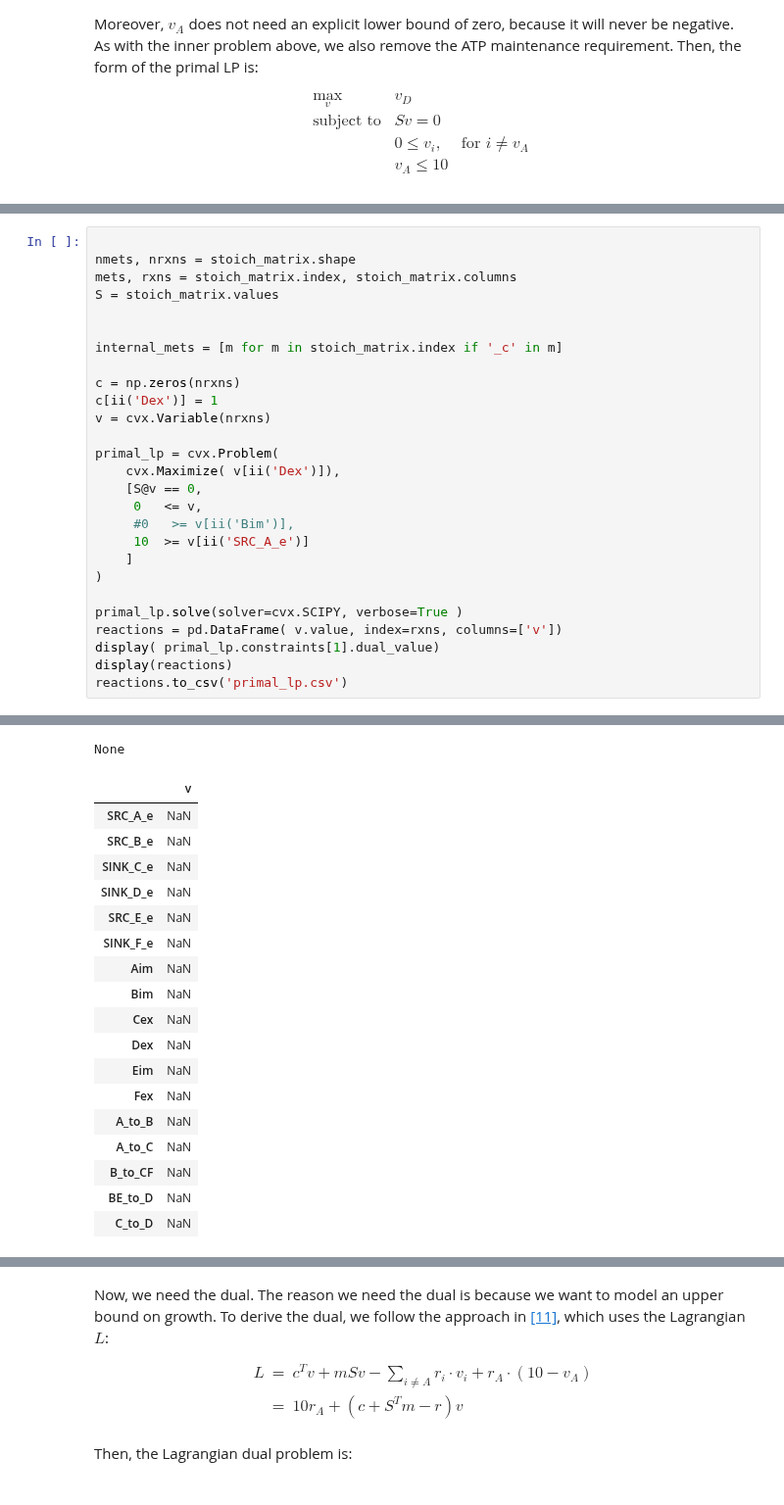
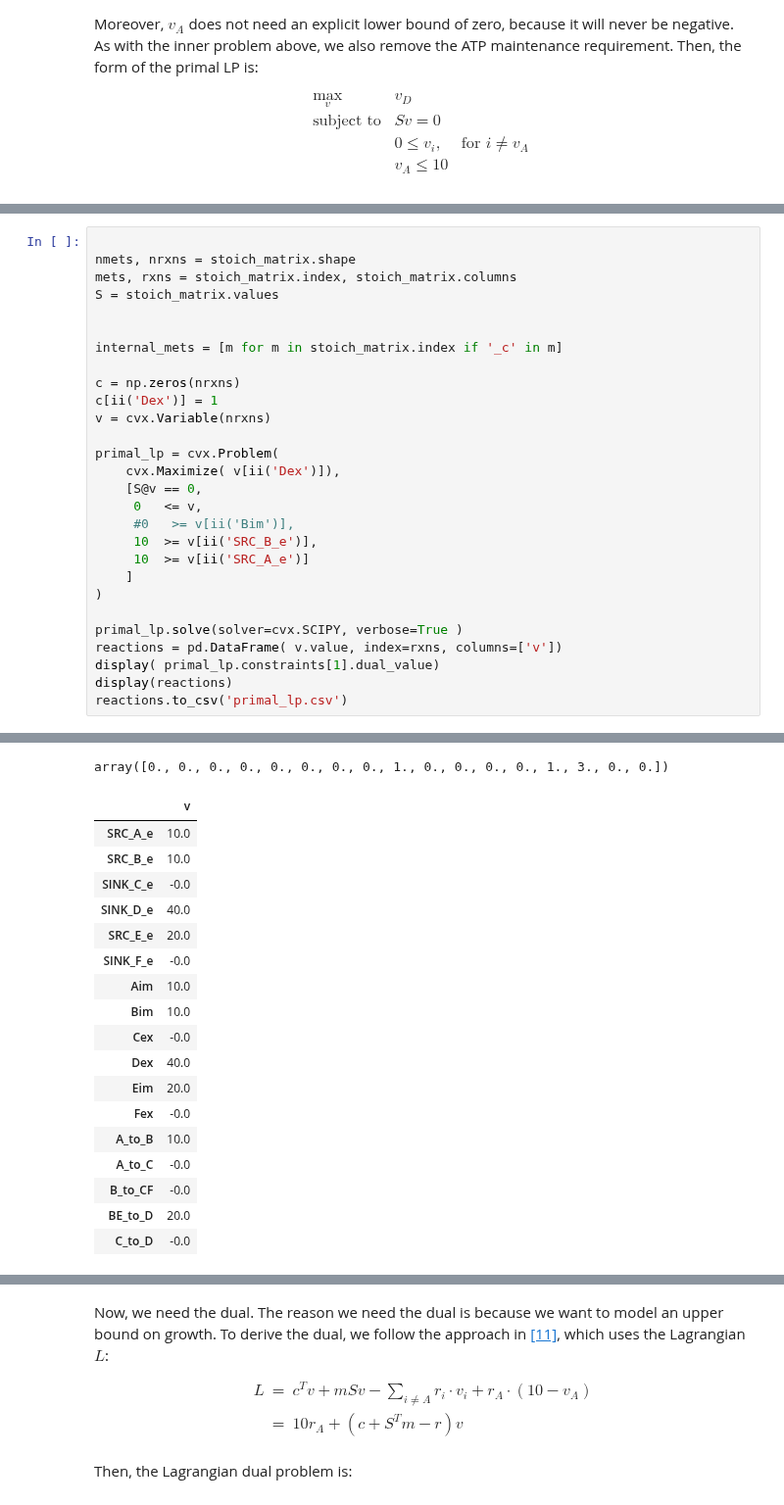
Before and after one commit to pnnl-predictive-phenomics/crop, a Jupyter notebook: docs/notebook/CROP_tests.ipynb, the cells around one changed output, grey strips where cells are left out. Shown at 98% size. Drawn from its saved outputs; the diff is of its cells as text.

```diff
--- a/docs/notebook/CROP_tests.ipynb
+++ b/docs/notebook/CROP_tests.ipynb
@@ -247,6 +247,7 @@ primal_lp = cvx.Problem(
     [S@v == 0,
      0   <= v,
      #0   >= v[ii('Bim')],
+     10  >= v[ii('SRC_B_e')],
      10  >= v[ii('SRC_A_e')]
     ]
 )
@@ -277,22 +278,22 @@ reactions.to_csv('primal_lp.csv')
-None
+array([0., 0., 0., 0., 0., 0., 0., 0., 1., 0., 0., 0., 0., 1., 3., 0., 0.])
 |  | v |
-| SRC_A_e | NaN |
-| SRC_B_e | NaN |
-| SINK_C_e | NaN |
-| SINK_D_e | NaN |
-| SRC_E_e | NaN |
-| SINK_F_e | NaN |
-| Aim | NaN |
-| Bim | NaN |
-| Cex | NaN |
-| Dex | NaN |
-| Eim | NaN |
-| Fex | NaN |
-| A_to_B | NaN |
-| A_to_C | NaN |
-| B_to_CF | NaN |
-| BE_to_D | NaN |
-| C_to_D | NaN |
+| SRC_A_e | 10.0 |
+| SRC_B_e | 10.0 |
+| SINK_C_e | -0.0 |
+| SINK_D_e | 40.0 |
+| SRC_E_e | 20.0 |
+| SINK_F_e | -0.0 |
+| Aim | 10.0 |
+| Bim | 10.0 |
+| Cex | -0.0 |
+| Dex | 40.0 |
+| Eim | 20.0 |
+| Fex | -0.0 |
+| A_to_B | 10.0 |
+| A_to_C | -0.0 |
+| B_to_CF | -0.0 |
+| BE_to_D | 20.0 |
+| C_to_D | -0.0 |
 # %%
 builder = escher.Builder(
     map_json='ABC_extended_map.json',
```
Also changed, not shown: parts of 3 cells of this notebook, 5 other files.
